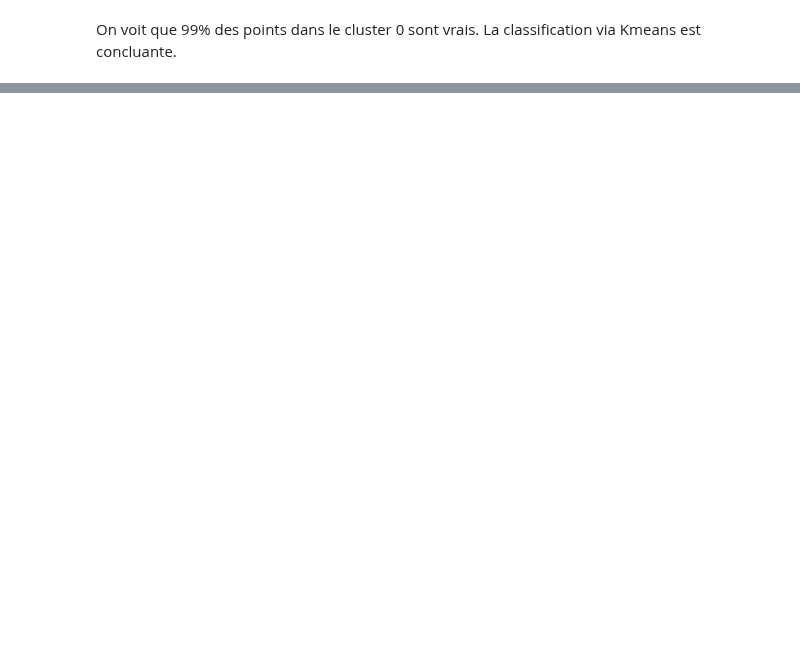
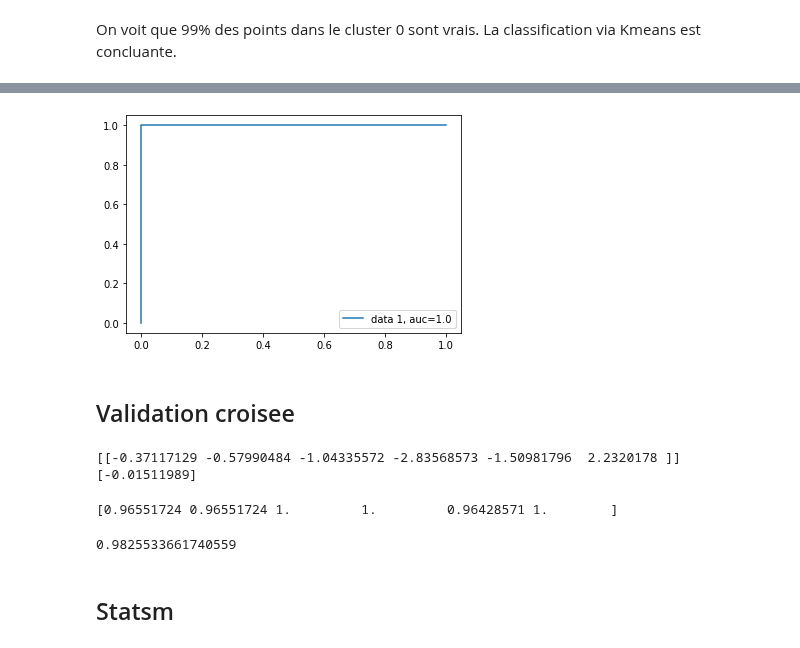
Before and after one commit to Sh4mSh4m/OCR_DA_proj6, a Jupyter notebook: Projet 6.ipynb, the cells around one changed output, grey strips where cells are left out. Drawn from its saved outputs; the diff is of its cells as text; code cells hidden in the pictures; blank space fills up the shorter version.

```diff
--- a/Projet 6.ipynb
+++ b/Projet 6.ipynb
@@ -387,0 +412,3 @@ display_factorial_planes(X_projected, 6, pca, [(0,1)], alpha = 0.5, illustrative
+# %%
+y = data_raw.is_genuine
+y
@@ -387,0 +446,3 @@ display_factorial_planes(X_projected, 6, pca, [(0,1)], alpha = 0.5, illustrative
+# %%
+x = data_raw.loc[:,"diagonal":"length"]
+x
@@ -387,0 +553,11 @@ display_factorial_planes(X_projected, 6, pca, [(0,1)], alpha = 0.5, illustrative
+# %%
+y_pred_proba = logreg.predict_proba(X_test)[::,1]
+fpr, tpr, _ = metrics.roc_curve(y_test,  y_pred_proba)
+auc = metrics.roc_auc_score(y_test, y_pred_proba)
+plt.plot(fpr,tpr,label="data 1, auc="+str(auc))
+plt.legend(loc=4)
+plt.show()
+# %% [output]
+[figure, added]
+# %% [markdown]
+## Validation croisee
@@ -387,0 +568,4 @@ display_factorial_planes(X_projected, 6, pca, [(0,1)], alpha = 0.5, illustrative
+# %%
+print(model_all.coef_,model_all.intercept_)
+# %% [output]
+[[-0.37117129 -0.57990484 -1.04335572 -2.83568573 -1.50981796  2.2320178 ]] [-0.01511989]
@@ -387,0 +576,10 @@ display_factorial_planes(X_projected, 6, pca, [(0,1)], alpha = 0.5, illustrative
+# %%
+print(succes)
+# %% [output]
+[0.96551724 0.96551724 1.         1.         0.96428571 1.        ]
+# %%
+print(succes.mean())
+# %% [output]
+0.9825533661740559
+# %% [markdown]
+## Statsm
```
Also changed, not shown: parts of 29 cells of this notebook, 2 other files.
